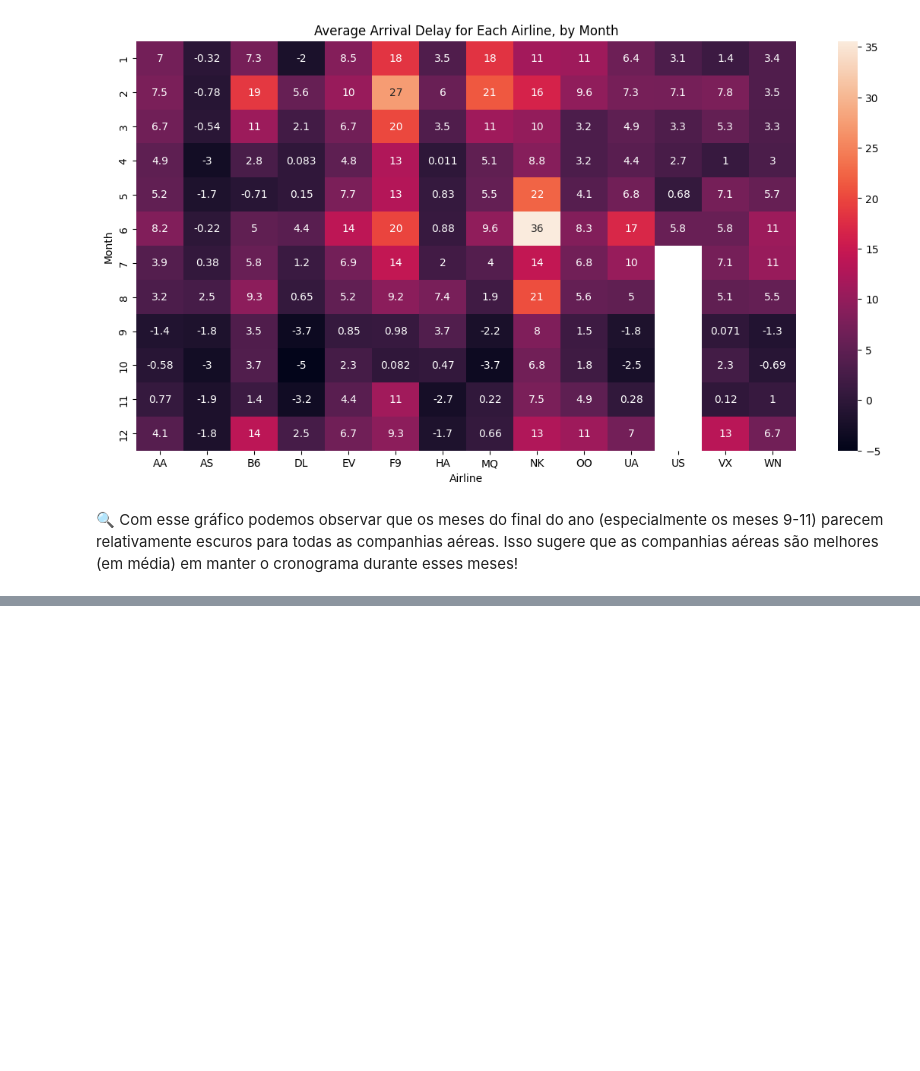
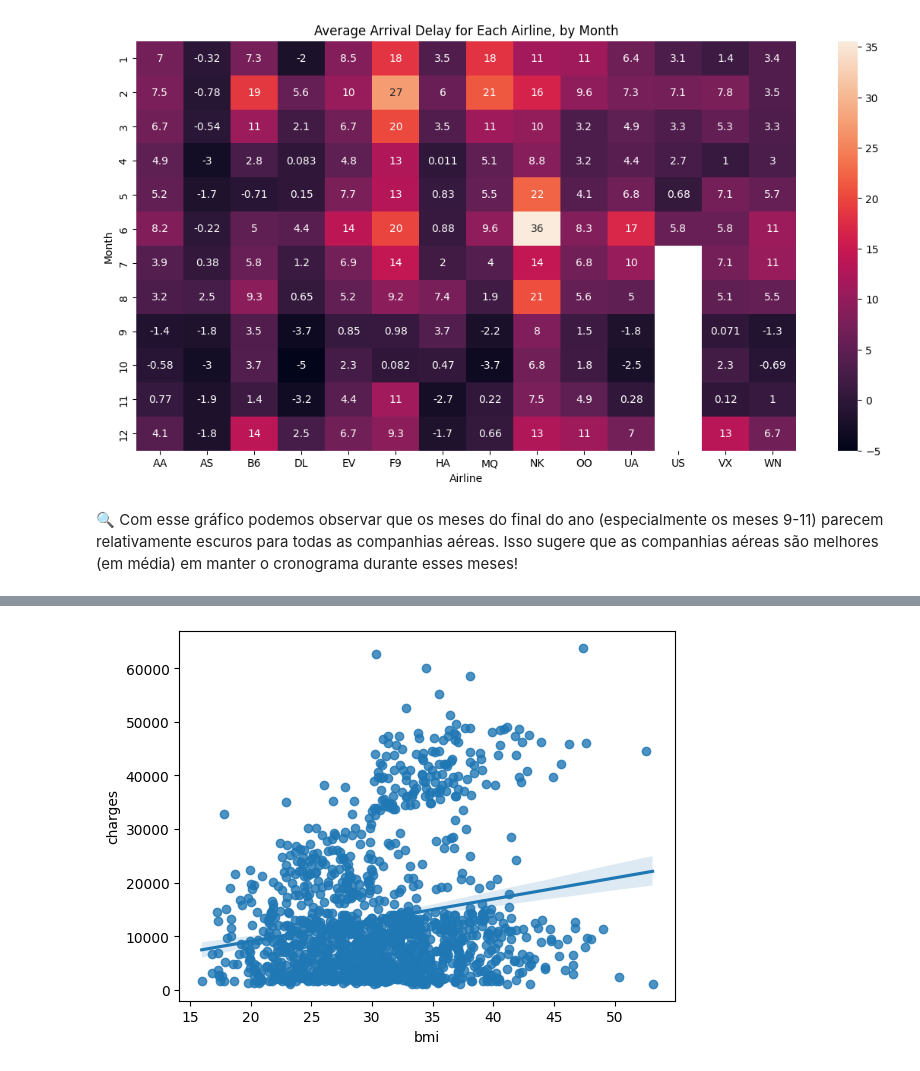
Before and after one commit to kawakami01/kaggle-courses, a Jupyter notebook: Data Visualization Course/kaggle-data-visualization-course.ipynb, the cells around one changed output, grey strips where cells are left out. Drawn from its saved outputs; the diff is of its cells as text; code cells hidden in the pictures; blank space fills up the shorter version.

```diff
--- a/Data Visualization Course/kaggle-data-visualization-course.ipynb
+++ b/Data Visualization Course/kaggle-data-visualization-course.ipynb
@@ -174,0 +224,4 @@ plt.xlabel('Airline');
+# %%
+sns.regplot(x=insurance_data['bmi'], y=insurance_data['charges']);
+# %% [output]
+[figure, added]
```
Also changed, not shown: parts of 19 cells of this notebook, 2 other files.
